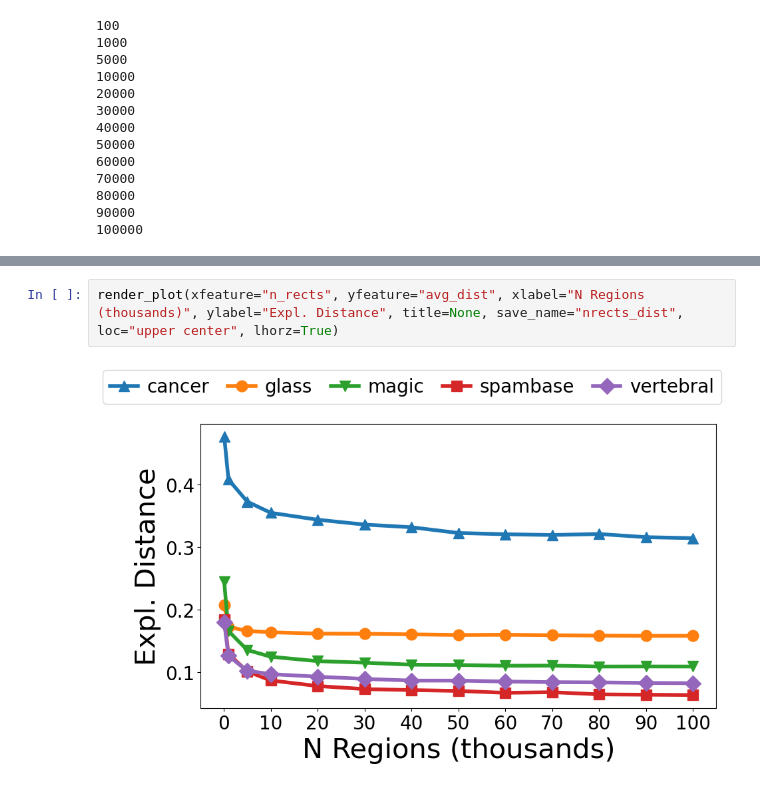
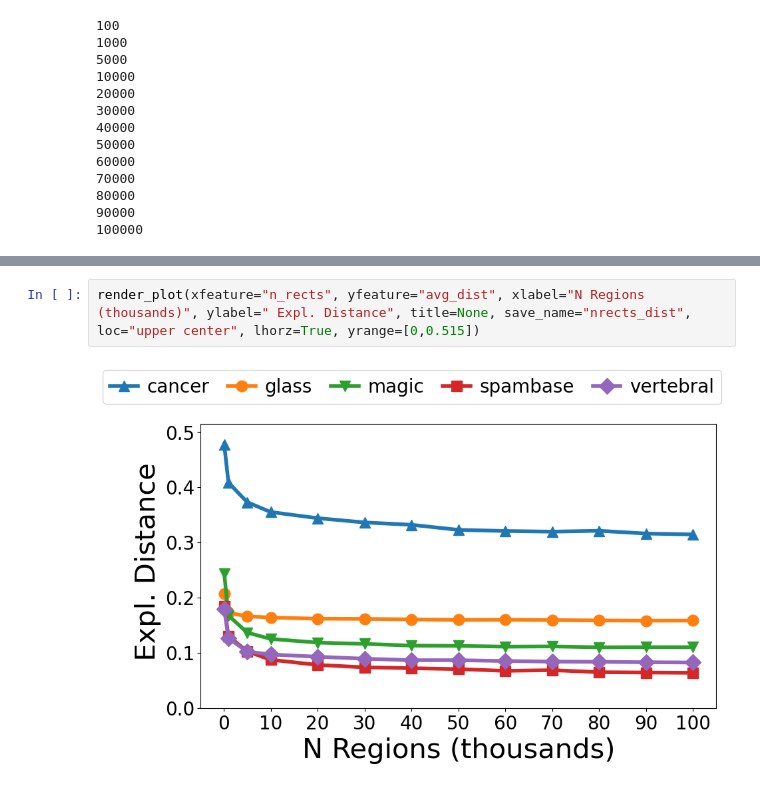
Before and after one commit to PeterVanNostrand/FACET, a Jupyter notebook: figures/vary_nrects.ipynb, the cells around one changed output, grey strips where cells are left out. Cells and saved outputs as stored; diff of their text form.

Commit message:
final figure

```diff
--- a/figures/vary_nrects.ipynb
+++ b/figures/vary_nrects.ipynb
@@ -187,6 +188,6 @@ render_bar(xfeature="n_rects", yfeature="sample_time", xlabel="N Regions (thousa
 [figure]
 # %%
-render_plot(xfeature="n_rects", yfeature="avg_dist", xlabel="N Regions (thousands)", ylabel="Expl. Distance", title=None, save_name="nrects_dist", loc="upper center", lhorz=True)
+render_plot(xfeature="n_rects", yfeature="avg_dist", xlabel="N Regions (thousands)", ylabel=" Expl. Distance", title=None, save_name="nrects_dist", loc="upper center", lhorz=True, yrange=[0,0.515])
 # %% [output]
-[figure, old version]
+[figure, new version]
 # %%
```
Also changed, not shown: parts of 4 cells of this notebook, 2 other files.
